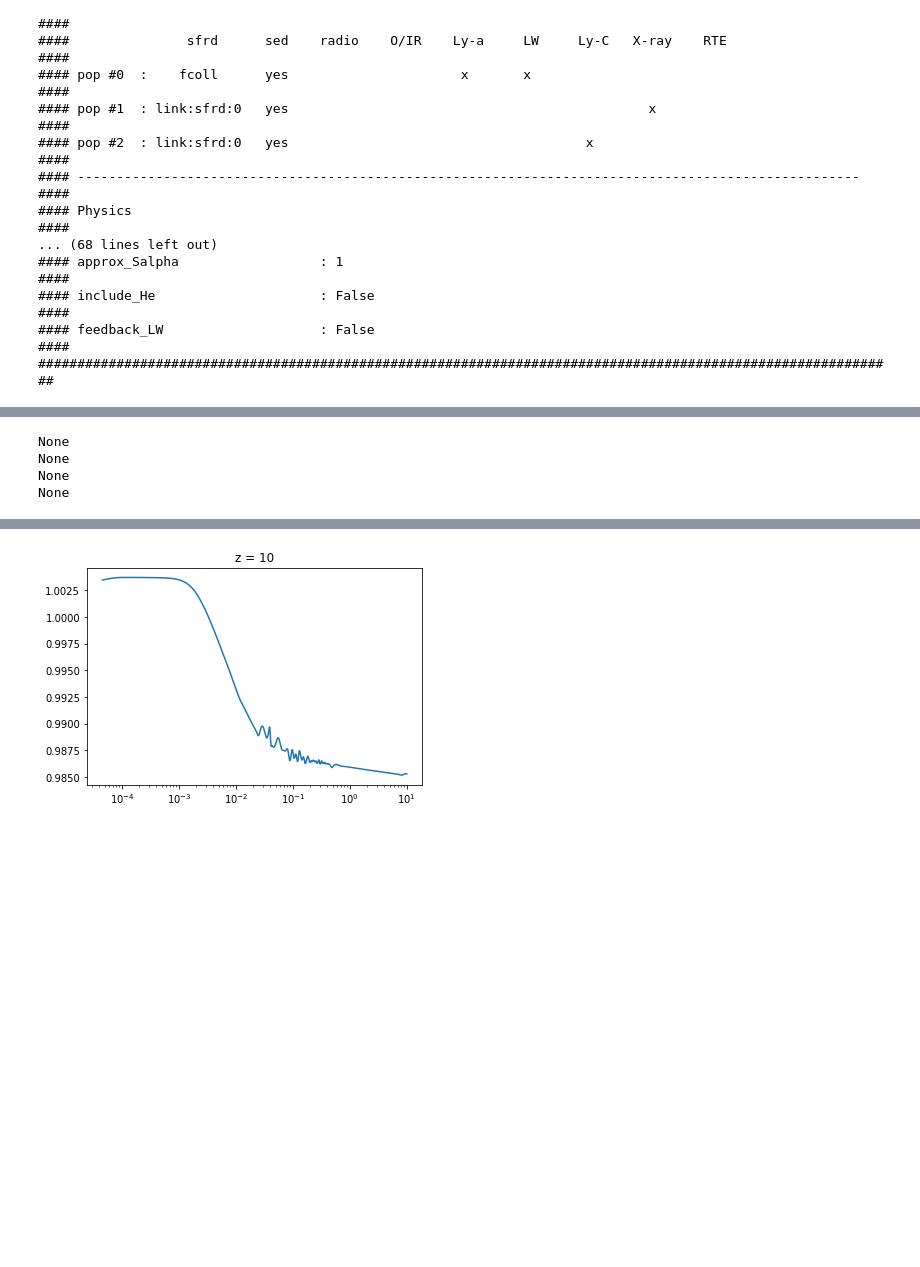
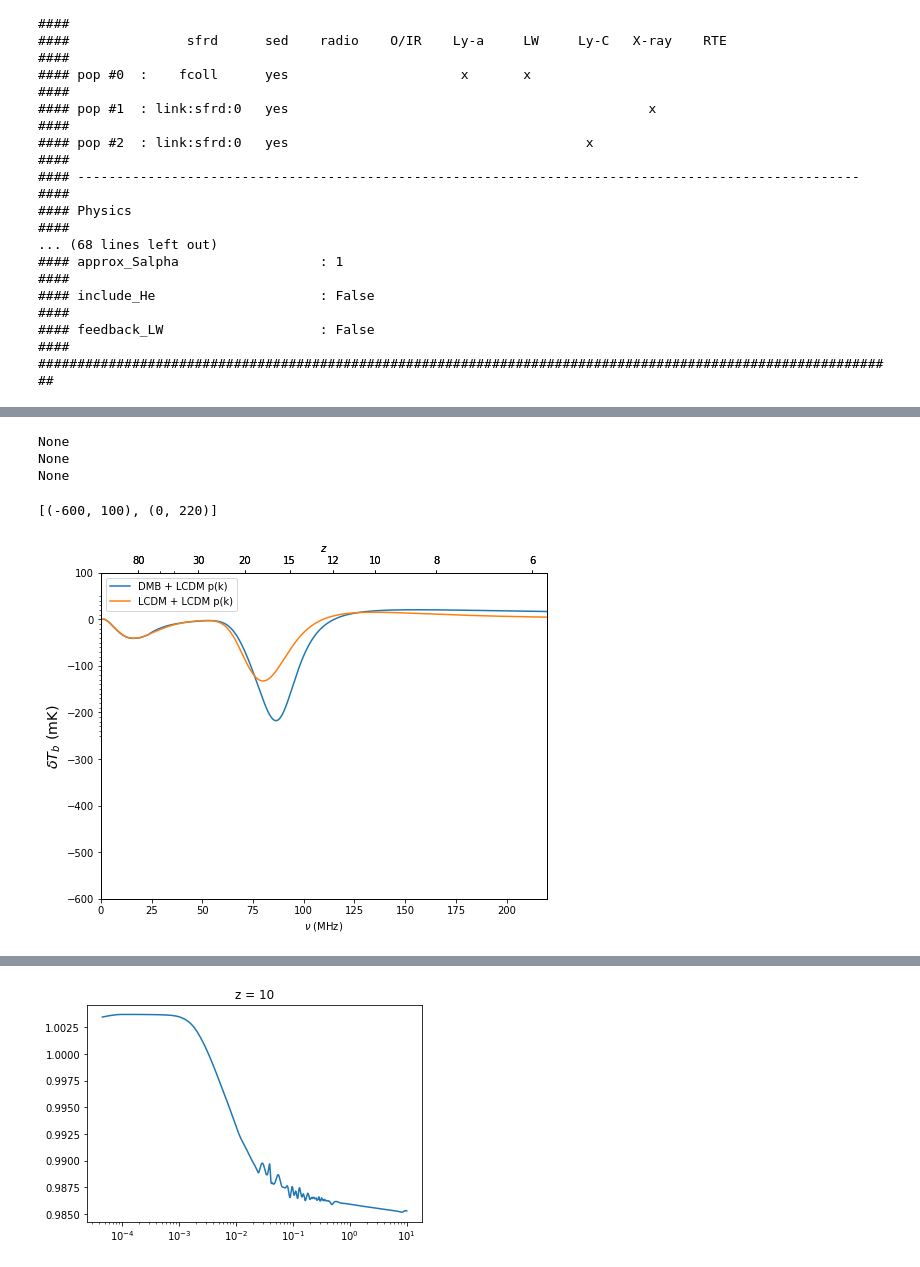
Before and after one commit to treydriskell/millicharge21cm, a Jupyter notebook: scratch/notebooks/dmb-explore.ipynb, the cells around one changed output, grey strips where cells are left out. Cells and saved outputs as stored; diff of their text form; code cells hidden in the pictures; blank space fills up the shorter version.

```diff
--- a/scratch/notebooks/dmb-explore.ipynb
+++ b/scratch/notebooks/dmb-explore.ipynb
@@ -132,5 +304,5 @@ sim_ccl_nodm = ares.simulations.Global21cm(**all_params_ccl_nodm)
 # %%
-sim_ccl_newpk_lcdm.run()
+# sim_ccl_newpk_lcdm.run()
 sim_ccl_newpk_dmb.run()
 sim_ccl.run()
 sim_ccl_nodm.run()
@@ -138,4 +310,15 @@ sim_ccl_nodm.run()
 None
 None
 None
-None
+# %%
+fig, ax = plt.subplots(figsize=(8,6))
+# sim_ccl_newpk_lcdm.GlobalSignature(ax=ax, label='LCDM, LCDM p(k)')
+# sim_ccl_newpk_dmb.GlobalSignature(ax=ax, label='DMB + DMB p(k)')
+sim_ccl.GlobalSignature(ax=ax, label=r'DMB + LCDM p(k)')
+sim_ccl_nodm.GlobalSignature(ax=ax, label=r'LCDM + LCDM p(k)')
+
+ax.legend()
+ax.set(ylim=(-600,100), xlim=(0, 220))
+# %% [output]
+[(-600, 100), (0, 220)]
+[figure, added]
```
Also changed, not shown: parts of 16 cells of this notebook, 4 other files.
